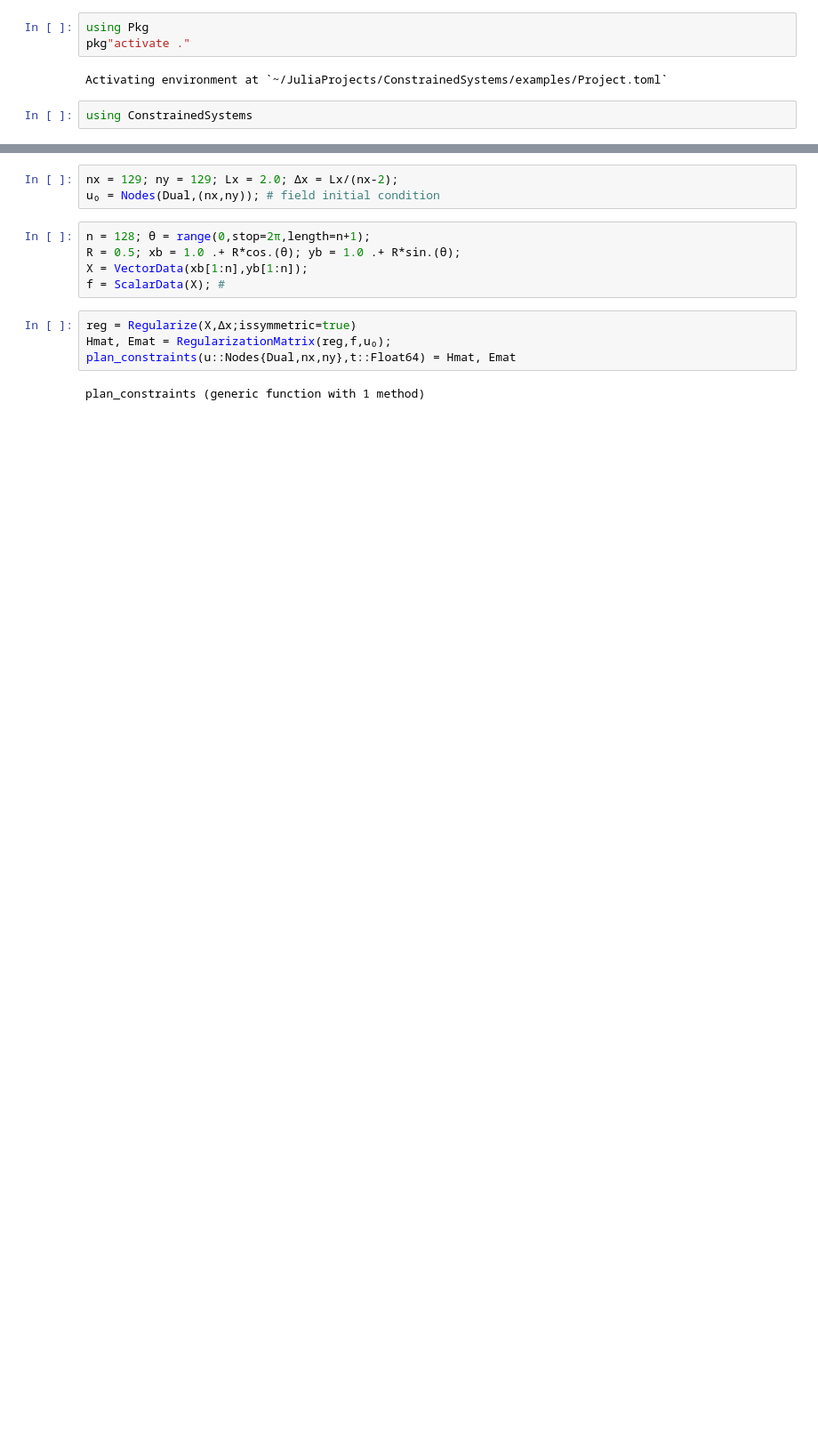
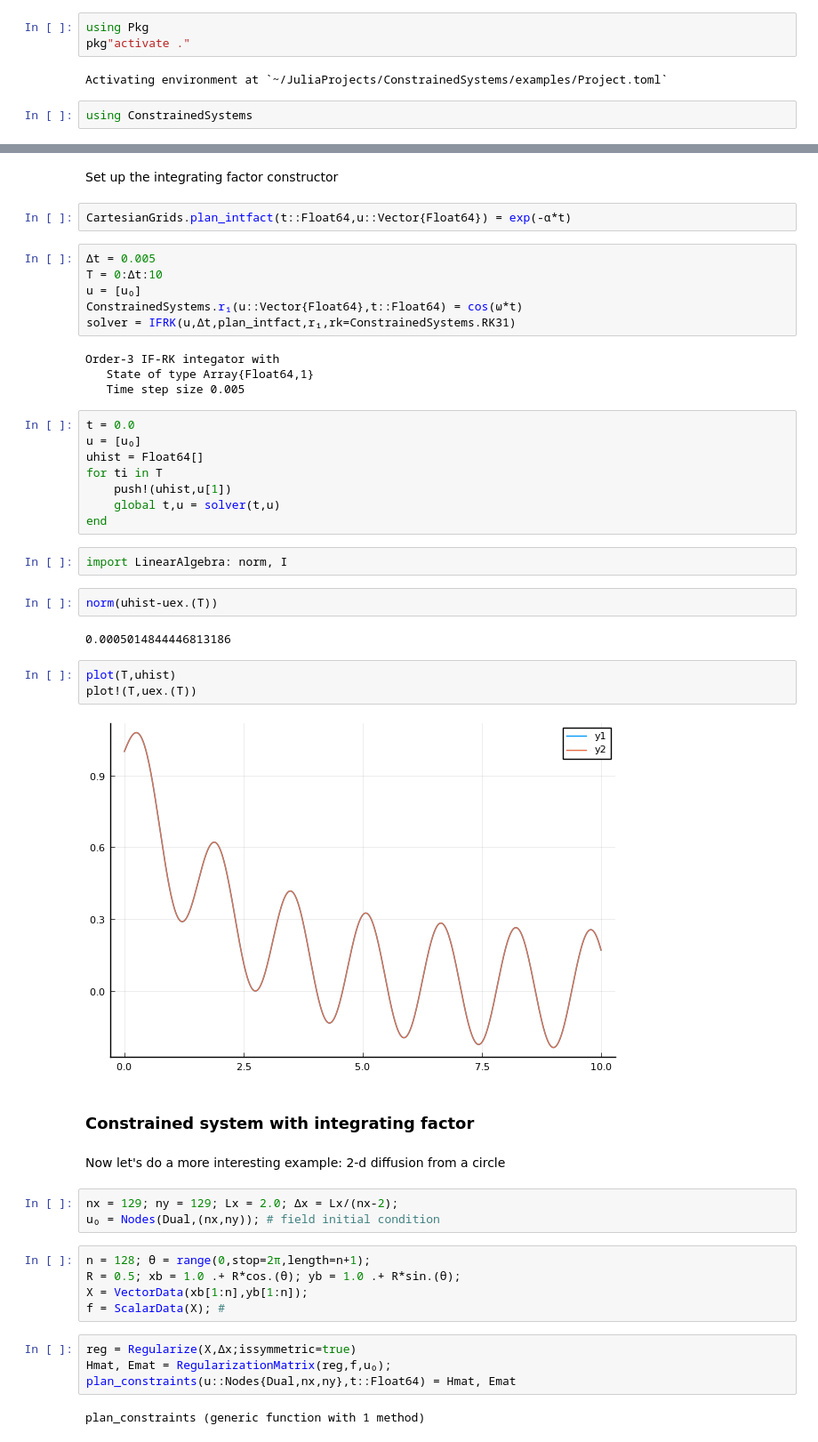
Before and after one commit to JuliaIBPM/ConstrainedSystems.jl, a Jupyter notebook: examples/TimeMarching.ipynb, the cells around one changed output, grey strips where cells are left out. Shown at 89% size. Saved outputs shown, nothing was run; the diff lists cells and outputs as text; blank space fills up the shorter version.

```diff
--- a/examples/TimeMarching.ipynb
+++ b/examples/TimeMarching.ipynb
@@ -21,3 +69,40 @@ Plots.PyPlotBackend()
+# %% [markdown]
+Set up the integrating factor constructor
+# %%
+CartesianGrids.plan_intfact(t::Float64,u::Vector{Float64}) = exp(-α*t)
+# %%
+Δt = 0.005
+T = 0:Δt:10
+u = [u₀]
+ConstrainedSystems.r₁(u::Vector{Float64},t::Float64) = cos(ω*t)
+solver = IFRK(u,Δt,plan_intfact,r₁,rk=ConstrainedSystems.RK31)
+# %% [output]
+Order-3 IF-RK integator with
+   State of type Array{Float64,1}
+   Time step size 0.005
+# %%
+t = 0.0
+u = [u₀]
+uhist = Float64[]
+for ti in T
+    push!(uhist,u[1])
+    global t,u = solver(t,u)
+end
+# %%
+import LinearAlgebra: norm, I
+# %%
+norm(uhist-uex.(T))
+# %% [output]
+0.0005014844446813186
+# %%
+plot(T,uhist)
+plot!(T,uex.(T))
+# %% [output]
+[figure, added]
+# %% [markdown]
+### Constrained system with integrating factor
+# %% [markdown]
+Now let's do a more interesting example: 2-d diffusion from a circle
 # %%
 nx = 129; ny = 129; Lx = 2.0; Δx = Lx/(nx-2);
 u₀ = Nodes(Dual,(nx,ny)); # field initial condition
```
Also changed, not shown: parts of 58 cells of this notebook.
